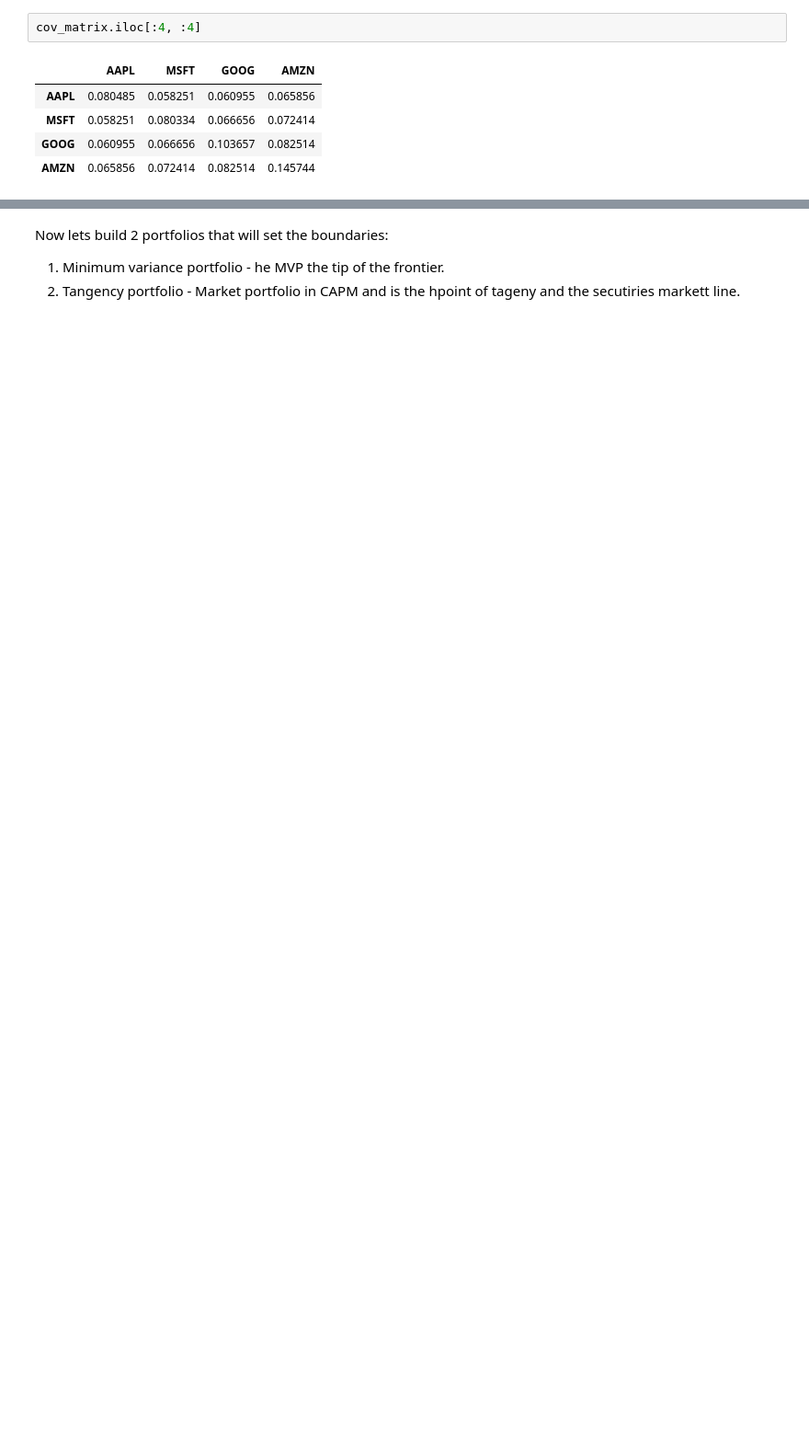
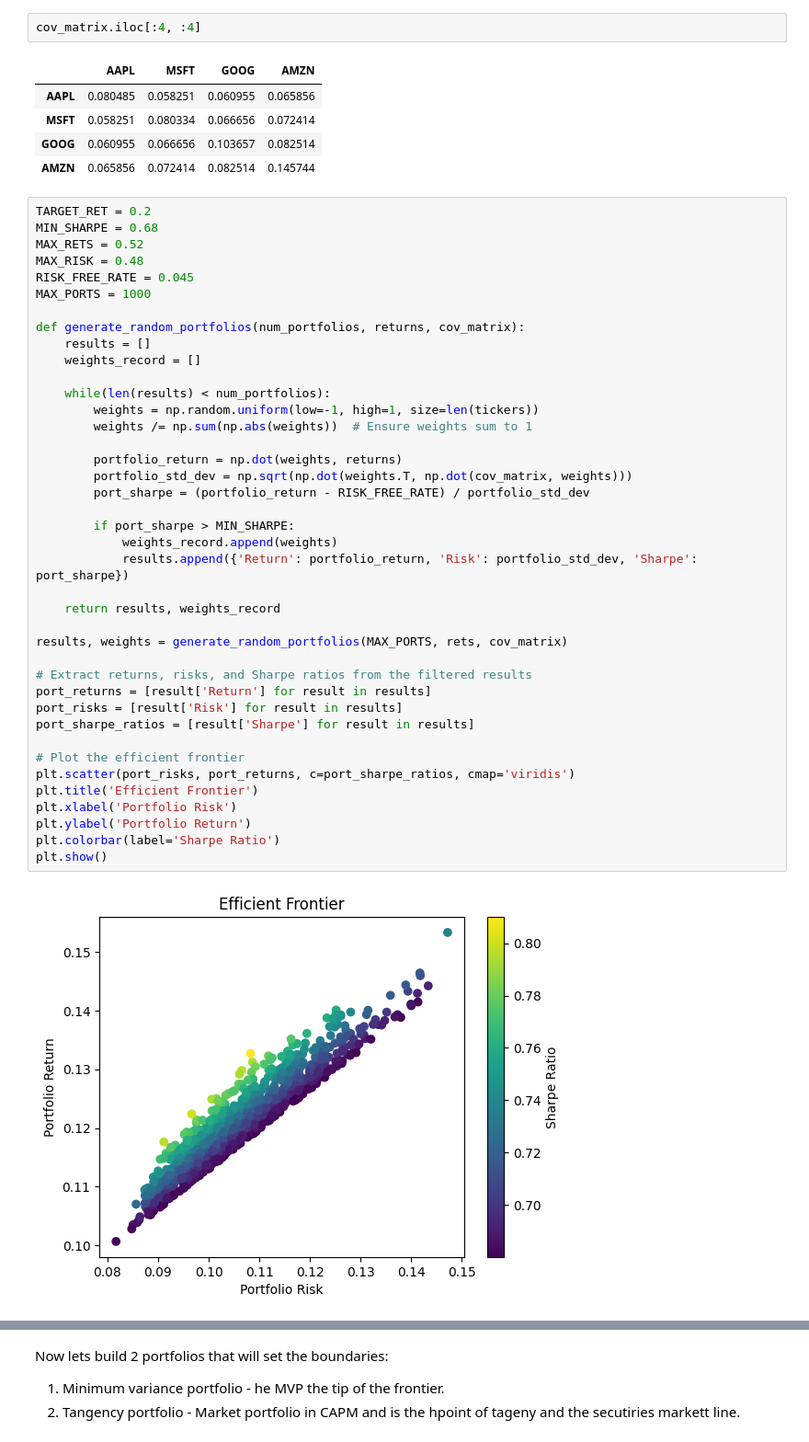
Before and after one commit to adamd1985/quant_research, a Jupyter notebook: efficient-frontier-quant.ipynb, the cells around one changed output, grey strips where cells are left out. Shown at 92% size. Drawn from its saved outputs; the diff is of its cells as text; blank space fills up the shorter version.

```diff
--- a/efficient-frontier-quant.ipynb
+++ b/efficient-frontier-quant.ipynb
@@ -132,6 +180,48 @@ cov_matrix.iloc[:4, :4]
 | MSFT | 0.058251 | 0.080334 | 0.066656 | 0.072414 |
 | GOOG | 0.060955 | 0.066656 | 0.103657 | 0.082514 |
 | AMZN | 0.065856 | 0.072414 | 0.082514 | 0.145744 |
+# %%
+TARGET_RET = 0.2
+MIN_SHARPE = 0.68
+MAX_RETS = 0.52
+MAX_RISK = 0.48
+RISK_FREE_RATE = 0.045
+MAX_PORTS = 1000
+
+def generate_random_portfolios(num_portfolios, returns, cov_matrix):
+    results = []
+    weights_record = []
+
+    while(len(results) < num_portfolios):
+        weights = np.random.uniform(low=-1, high=1, size=len(tickers))
+        weights /= np.sum(np.abs(weights))  # Ensure weights sum to 1
+
+        portfolio_return = np.dot(weights, returns)
+        portfolio_std_dev = np.sqrt(np.dot(weights.T, np.dot(cov_matrix, weights)))
+        port_sharpe = (portfolio_return - RISK_FREE_RATE) / portfolio_std_dev
+
+        if port_sharpe > MIN_SHARPE:
+            weights_record.append(weights)
+            results.append({'Return': portfolio_return, 'Risk': portfolio_std_dev, 'Sharpe': port_sharpe})
+
+    return results, weights_record
+
+results, weights = generate_random_portfolios(MAX_PORTS, rets, cov_matrix)
+
+# Extract returns, risks, and Sharpe ratios from the filtered results
+port_returns = [result['Return'] for result in results]
+port_risks = [result['Risk'] for result in results]
+port_sharpe_ratios = [result['Sharpe'] for result in results]
+
+# Plot the efficient frontier
+plt.scatter(port_risks, port_returns, c=port_sharpe_ratios, cmap='viridis')
+plt.title('Efficient Frontier')
+plt.xlabel('Portfolio Risk')
+plt.ylabel('Portfolio Return')
+plt.colorbar(label='Sharpe Ratio')
+plt.show()
+# %% [output]
+[figure, added]
 # %% [markdown]
 Now we define the investable universe using the Merton Matrix Model.
 The Merton Model, is used to estimate the probability of default of a company:
```
Also changed, not shown: parts of 12 cells of this notebook.
